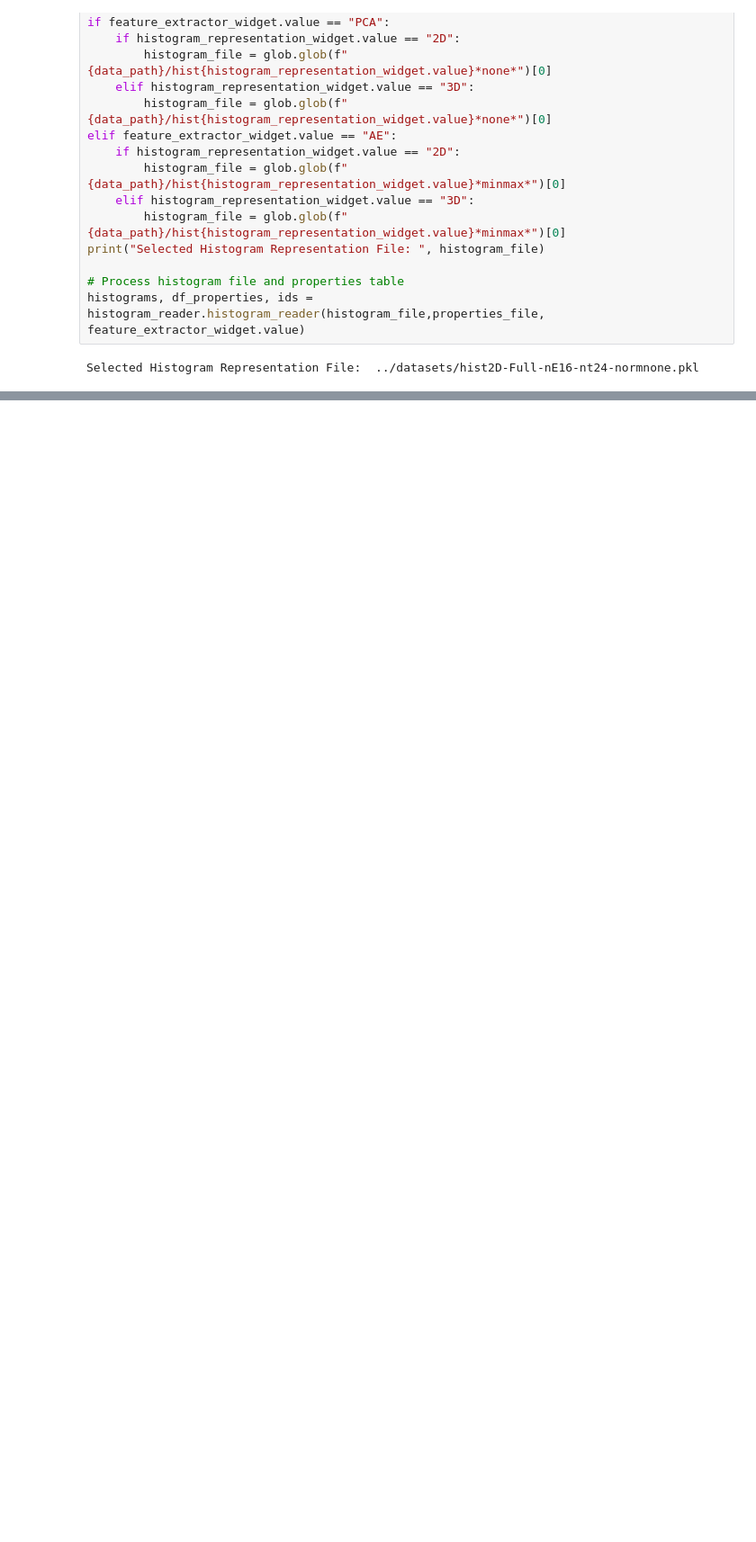
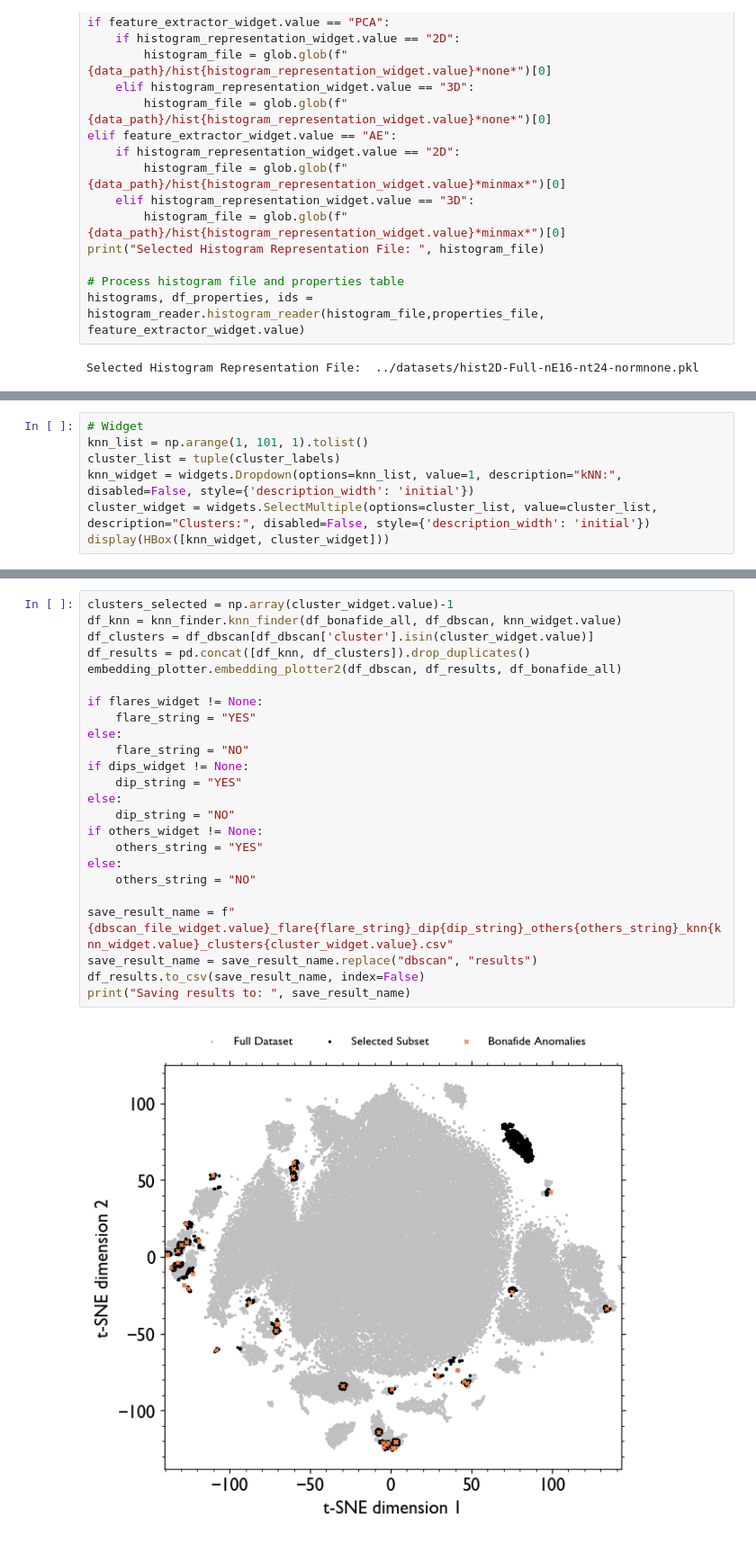
Before and after one commit to steven-space/ml-xray-transients, a Jupyter notebook: src/main.ipynb, the cells around one changed output, grey strips where cells are left out. Shown: that part at 90% size. Saved outputs shown, nothing was run; the diff lists cells and outputs as text; blank space fills up the shorter version.

Commit message:
Added eventfile selection tool

```diff
--- a/src/main.ipynb
+++ b/src/main.ipynb
@@ -277,0 +289,7 @@ embedding_plotter.embedding_plotter(df_dbscan, df_properties, colorcode_property
+# %%
+# Widget
+knn_list = np.arange(1, 101, 1).tolist()
+cluster_list = tuple(cluster_labels)
+knn_widget = widgets.Dropdown(options=knn_list, value=1, description="kNN:", disabled=False, style={'description_width': 'initial'})
+cluster_widget = widgets.SelectMultiple(options=cluster_list, value=cluster_list, description="Clusters:", disabled=False, style={'description_width': 'initial'})
+display(HBox([knn_widget, cluster_widget]))
@@ -277,0 +298,26 @@ embedding_plotter.embedding_plotter(df_dbscan, df_properties, colorcode_property
+# %%
+clusters_selected = np.array(cluster_widget.value)-1
+df_knn = knn_finder.knn_finder(df_bonafide_all, df_dbscan, knn_widget.value)
+df_clusters = df_dbscan[df_dbscan['cluster'].isin(cluster_widget.value)]
+df_results = pd.concat([df_knn, df_clusters]).drop_duplicates()
+embedding_plotter.embedding_plotter2(df_dbscan, df_results, df_bonafide_all)
+
+if flares_widget != None:
+    flare_string = "YES"
+else:
+    flare_string = "NO"
+if dips_widget != None:
+    dip_string = "YES"
+else:
+    dip_string = "NO"
+if others_widget != None:
+    others_string = "YES"
+else:
+    others_string = "NO"
+
+save_result_name = f"{dbscan_file_widget.value}_flare{flare_string}_dip{dip_string}_others{others_string}_knn{knn_widget.value}_clusters{cluster_widget.value}.csv"
+save_result_name = save_result_name.replace("dbscan", "results")
+df_results.to_csv(save_result_name, index=False)
+print("Saving results to: ", save_result_name)
+# %% [output]
+[figure, added]
```
Also changed, not shown: parts of 9 cells of this notebook, 6 other files.
